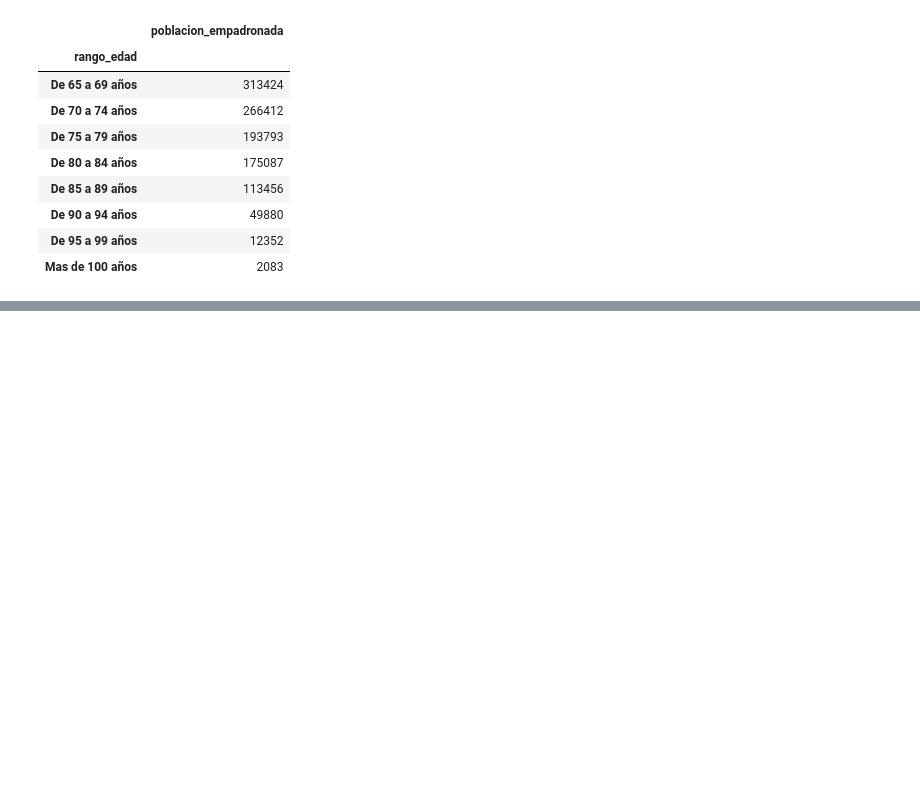
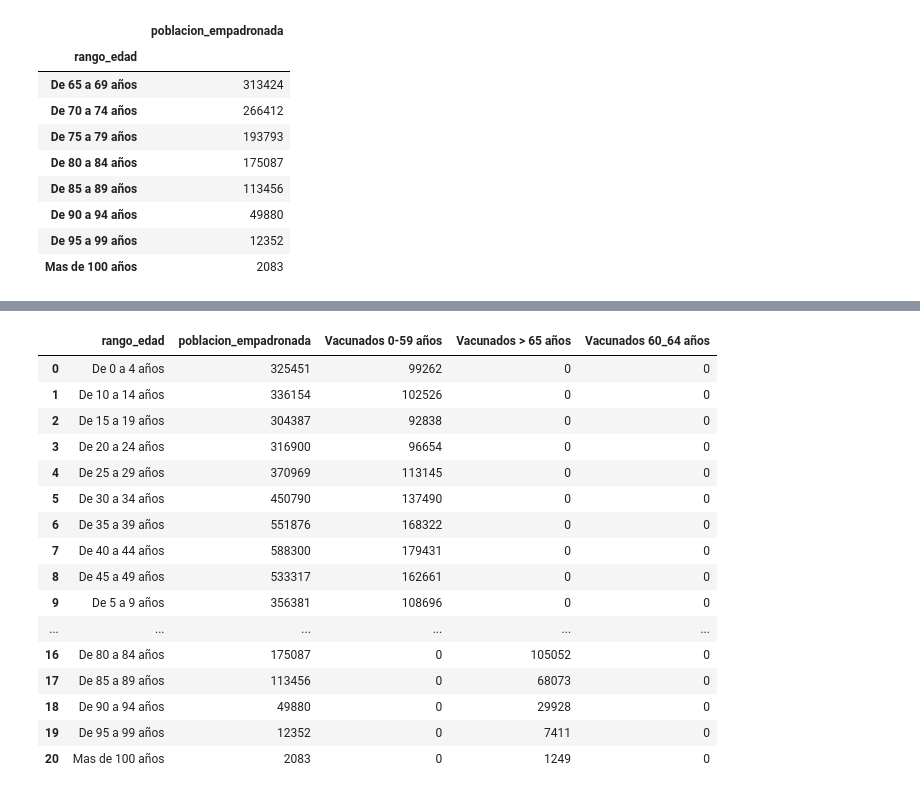
Before and after one commit to JMGONB/DS_0620, a Jupyter notebook: mi_proyecto_agosto/src/utils/vacunas.ipynb, the cells around one changed output, grey strips where cells are left out. Drawn from its saved outputs; the diff is of its cells as text; code cells hidden in the pictures; blank space fills up the shorter version.

```diff
--- a/mi_proyecto_agosto/src/utils/vacunas.ipynb
+++ b/mi_proyecto_agosto/src/utils/vacunas.ipynb
@@ -588,0 +625,5 @@ concated
+# %%
+porcentaje_vac=pd.merge(porcentaje_vac,vacunaciones_rango2,on='rango_edad',how='outer')
+porcentaje_vac.fillna(0,inplace=True)
+porcentaje_vac=porcentaje_vac.astype(int)
+porcentaje_vac
@@ -588,0 +649,3 @@ concated
+# %%
+porcentaje_vac.reset_index(level=0, inplace=True)
+porcentaje_vac
@@ -588,0 +670,3 @@ concated
+# %%
+porcentaje_vac['rango_edad']=porcentaje_vac['rango_edad'].replace(["poblacion_empadronada"],"De 60 a 64 años")
+porcentaje_vac
@@ -588,0 +691,3 @@ concated
+# %%
+porcentaje_vac.rename(columns={'Vacunaciones 2019_x':'Vacunados 0-59 años','Vacunaciones 2019_y':'Vacunados > 65 años','vacunaciones 2019':'Vacunados 60_64 años' },inplace=True)
+porcentaje_vac
@@ -588,0 +712,21 @@ concated
+# %%
+resident_age1=pd.merge(resident_age1,porcentaje_vac,on='rango_edad',how='outer')
+resident_age1
+# %% [output]
+|  | rango_edad | poblacion_empadronada | Vacunados 0-59 años | Vacunados > 65 años | Vacunados 60_64 años |
+| 0 | De 0 a 4 años | 325451 | 99262 | 0 | 0 |
+| 1 | De 10 a 14 años | 336154 | 102526 | 0 | 0 |
+| 2 | De 15 a 19 años | 304387 | 92838 | 0 | 0 |
+| 3 | De 20 a 24 años | 316900 | 96654 | 0 | 0 |
+| 4 | De 25 a 29 años | 370969 | 113145 | 0 | 0 |
+| 5 | De 30 a 34 años | 450790 | 137490 | 0 | 0 |
+| 6 | De 35 a 39 años | 551876 | 168322 | 0 | 0 |
+| 7 | De 40 a 44 años | 588300 | 179431 | 0 | 0 |
+| 8 | De 45 a 49 años | 533317 | 162661 | 0 | 0 |
+| 9 | De 5 a 9 años | 356381 | 108696 | 0 | 0 |
+| ... | ... | ... | ... | ... | ... |
+| 16 | De 80 a 84 años | 175087 | 0 | 105052 | 0 |
+| 17 | De 85 a 89 años | 113456 | 0 | 68073 | 0 |
+| 18 | De 90 a 94 años | 49880 | 0 | 29928 | 0 |
+| 19 | De 95 a 99 años | 12352 | 0 | 7411 | 0 |
+| 20 | Mas de 100 años | 2083 | 0 | 1249 | 0 |
```
Also changed, not shown: parts of 28 cells of this notebook, 1 other file.
